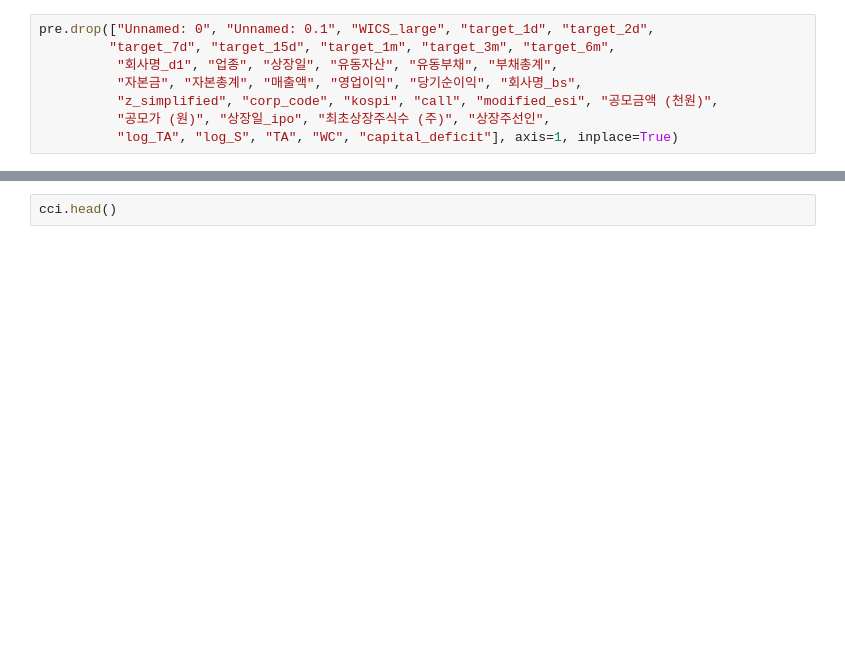
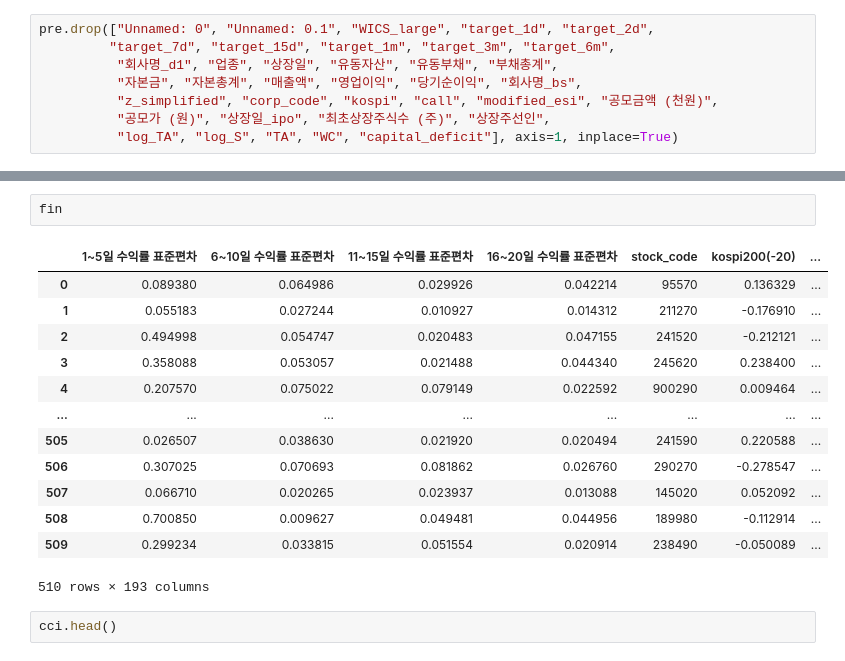
Before and after one commit to UbionProject1-IPO/Project1-2, a Jupyter notebook: notebook/데이터변환.ipynb, the cells around one changed output, grey strips where cells are left out. Cells and saved outputs as stored; diff of their text form; blank space fills up the shorter version.

```diff
--- a/notebook/데이터변환.ipynb
+++ b/notebook/데이터변환.ipynb
@@ -65,3 +72,19 @@ Index(['1~5일 수익률 표준편차', '6~10일 수익률 표준편차', '11~15
+# %%
+fin
+# %% [output]
+|  | 1~5일 수익률 표준편차 | 6~10일 수익률 표준편차 | 11~15일 수익률 표준편차 | 16~20일 수익률 표준편차 | stock_code | kospi200(-20) | ... |
+| 0 | 0.089380 | 0.064986 | 0.029926 | 0.042214 | 95570 | 0.136329 | ... |
+| 1 | 0.055183 | 0.027244 | 0.010927 | 0.014312 | 211270 | -0.176910 | ... |
+| 2 | 0.494998 | 0.054747 | 0.020483 | 0.047155 | 241520 | -0.212121 | ... |
+| 3 | 0.358088 | 0.053057 | 0.021488 | 0.044340 | 245620 | 0.238400 | ... |
+| 4 | 0.207570 | 0.075022 | 0.079149 | 0.022592 | 900290 | 0.009464 | ... |
+| ... | ... | ... | ... | ... | ... | ... | ... |
+| 505 | 0.026507 | 0.038630 | 0.021920 | 0.020494 | 241590 | 0.220588 | ... |
+| 506 | 0.307025 | 0.070693 | 0.081862 | 0.026760 | 290270 | -0.278547 | ... |
+| 507 | 0.066710 | 0.020265 | 0.023937 | 0.013088 | 145020 | 0.052092 | ... |
+| 508 | 0.700850 | 0.009627 | 0.049481 | 0.044956 | 189980 | -0.112914 | ... |
+| 509 | 0.299234 | 0.033815 | 0.051554 | 0.020914 | 238490 | -0.050089 | ... |
+510 rows × 193 columns
 # %%
 cci.head()
 # %% [output]
```
Also changed, not shown: parts of 9 cells of this notebook, 2 other files.
